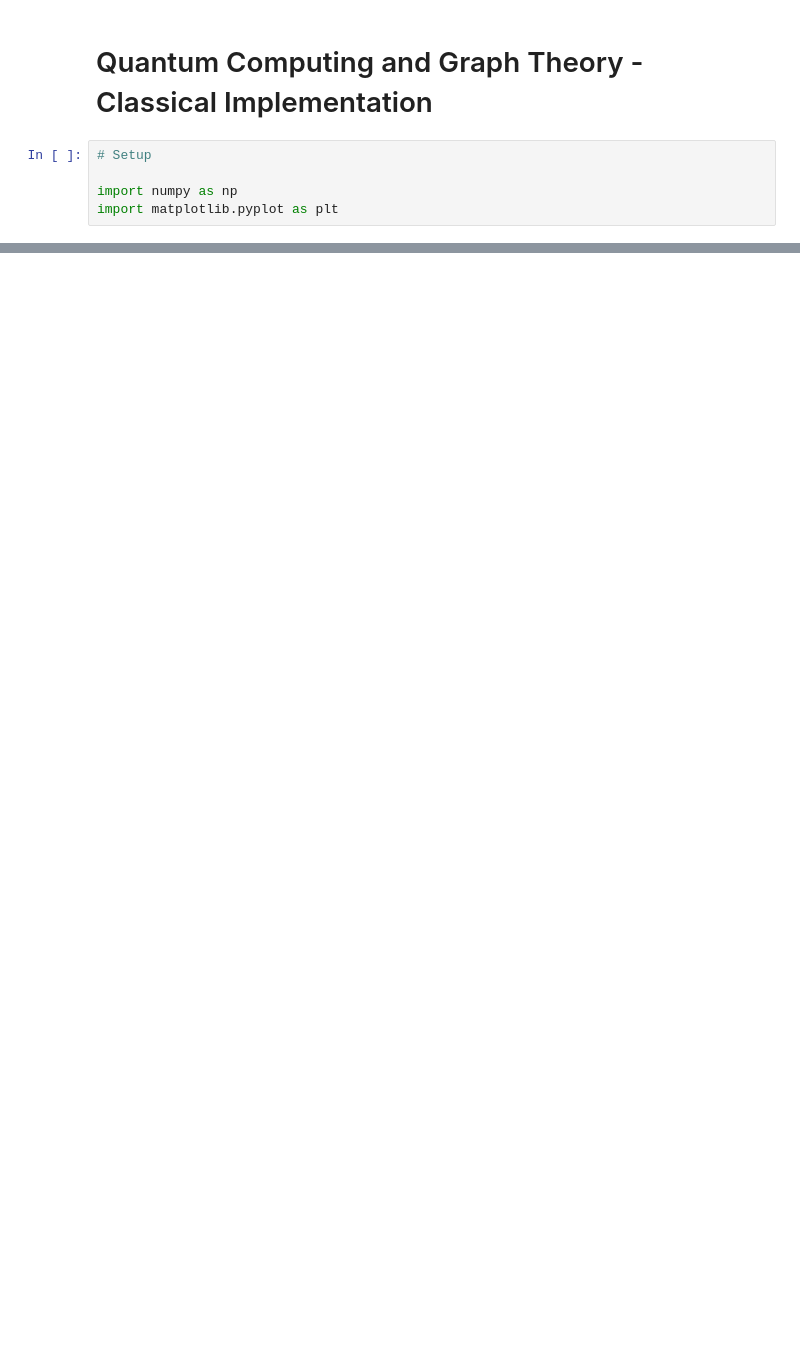
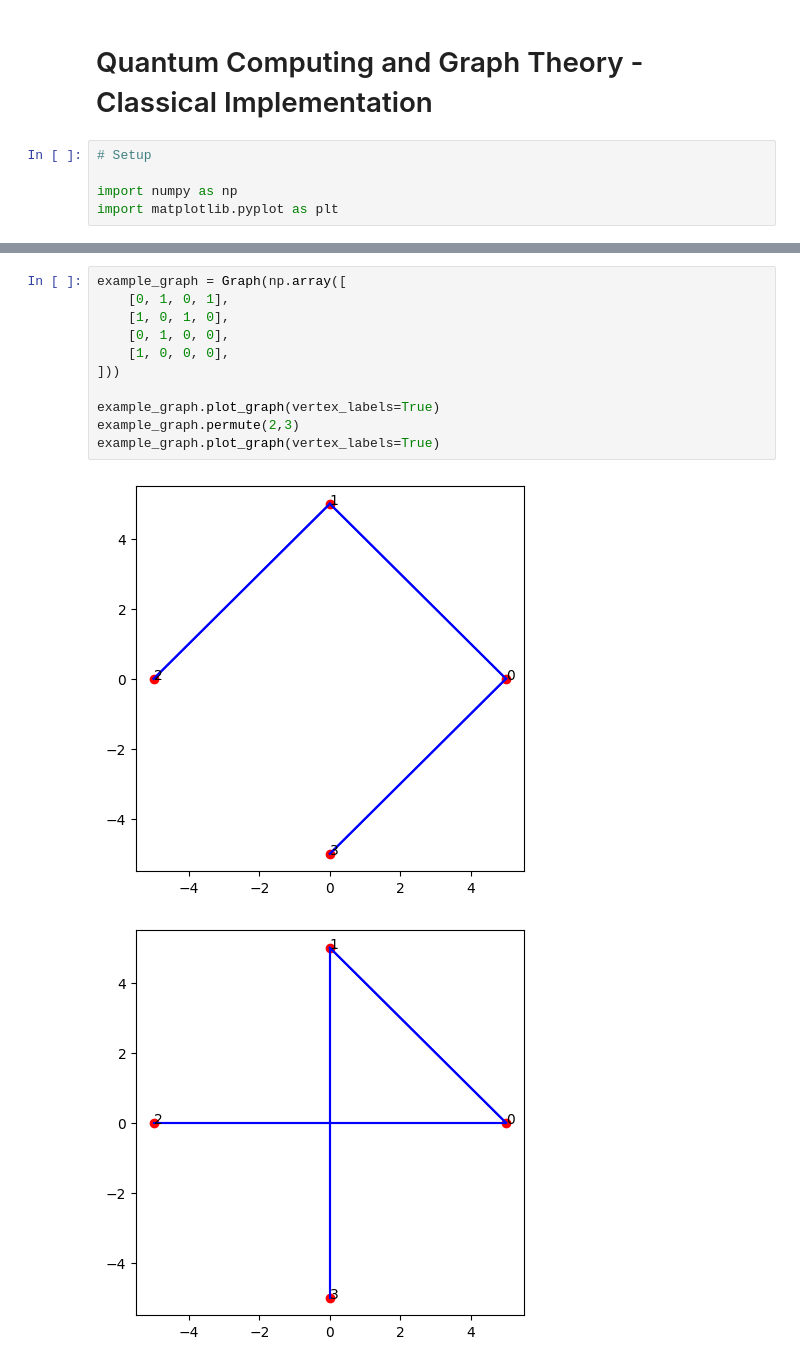
Before and after one commit to orwellian225/Code, a Jupyter notebook: classical/main.ipynb, the cells around one changed output, grey strips where cells are left out. Cells and saved outputs as stored; diff of their text form; blank space fills up the shorter version.

```diff
--- a/classical/main.ipynb
+++ b/classical/main.ipynb
@@ -21,0 +37,14 @@ example_graph.plot_graph()
+# %%
+example_graph = Graph(np.array([
+    [0, 1, 0, 1],
+    [1, 0, 1, 0],
+    [0, 1, 0, 0],
+    [1, 0, 0, 0],
+]))
+
+example_graph.plot_graph(vertex_labels=True)
+example_graph.permute(2,3)
+example_graph.plot_graph(vertex_labels=True)
+# %% [output]
+[figure, added]
+[figure, added]
```
Also changed, not shown: parts of 5 cells of this notebook, 1 other file.
